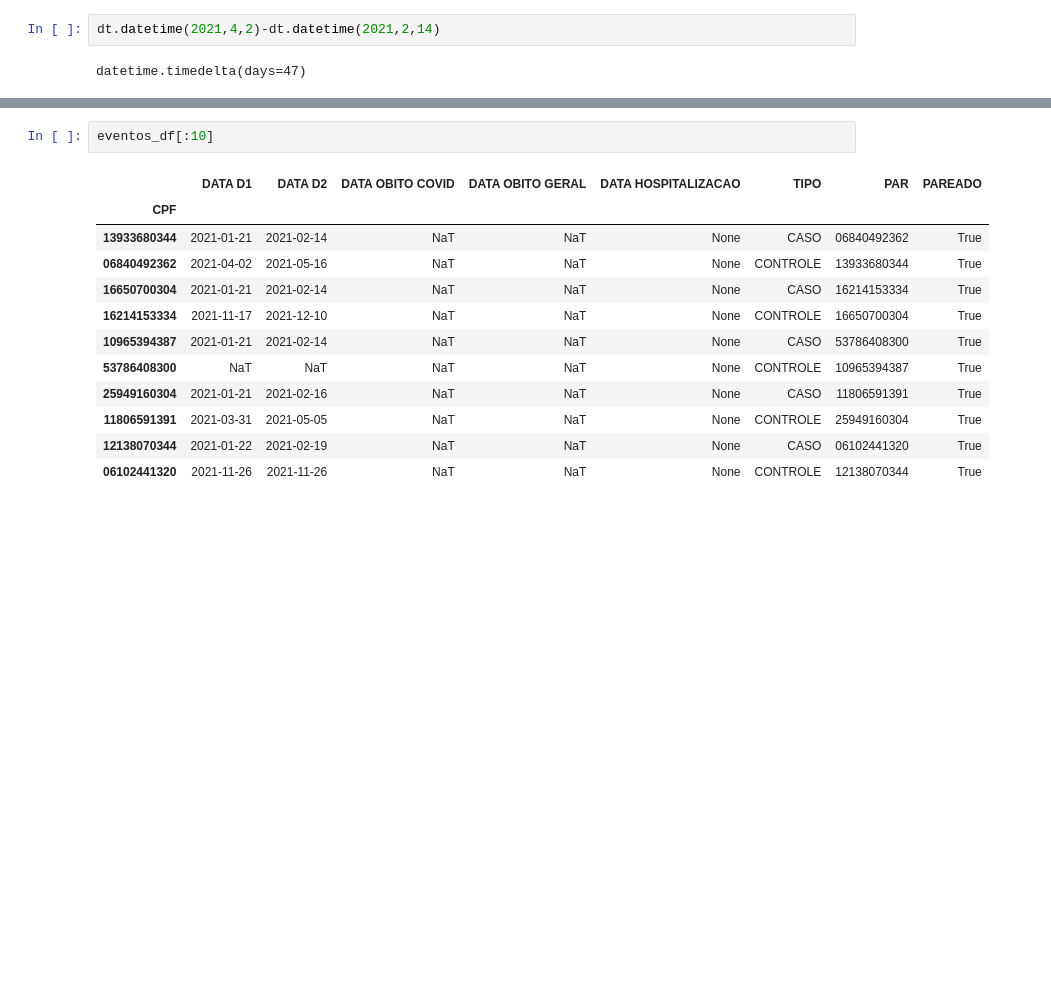
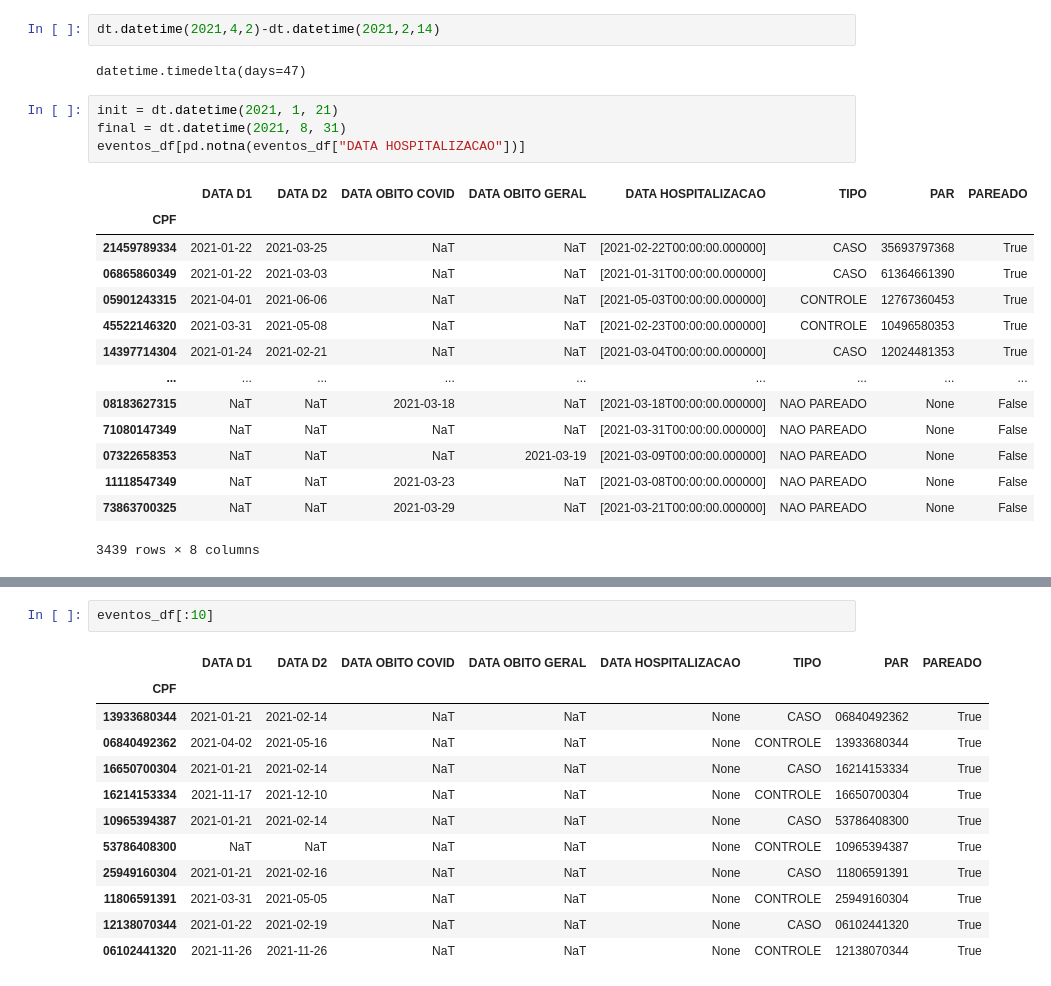
Before and after one commit to higorsmonteiro/vaccine-eff-fortaleza, a Jupyter notebook: notebooks/explore_matching.ipynb, the cells around one changed output, grey strips where cells are left out. Saved outputs shown, nothing was run; the diff lists cells and outputs as text; blank space fills up the shorter version.

```diff
--- a/notebooks/explore_matching.ipynb
+++ b/notebooks/explore_matching.ipynb
@@ -216,3 +227,22 @@ D2:  ([('D2 to D1_CONTROL', 47), ('D2 to COVID', nan), ('D2 to GERAL', nan), ('D
 dt.datetime(2021,4,2)-dt.datetime(2021,2,14)
 # %% [output]
 datetime.timedelta(days=47)
+# %%
+init = dt.datetime(2021, 1, 21)
+final = dt.datetime(2021, 8, 31)
+eventos_df[pd.notna(eventos_df["DATA HOSPITALIZACAO"])]
+# %% [output]
+|  | DATA D1 | DATA D2 | DATA OBITO COVID | DATA OBITO GERAL | DATA HOSPITALIZACAO | TIPO | PAR | PAREADO |
+| CPF |  |  |  |  |  |  |  |  |
+| 21459789334 | 2021-01-22 | 2021-03-25 | NaT | NaT | [2021-02-22T00:00:00.000000] | CASO | 35693797368 | True |
+| 06865860349 | 2021-01-22 | 2021-03-03 | NaT | NaT | [2021-01-31T00:00:00.000000] | CASO | 61364661390 | True |
+| 05901243315 | 2021-04-01 | 2021-06-06 | NaT | NaT | [2021-05-03T00:00:00.000000] | CONTROLE | 12767360453 | True |
+| 45522146320 | 2021-03-31 | 2021-05-08 | NaT | NaT | [2021-02-23T00:00:00.000000] | CONTROLE | 10496580353 | True |
+| 14397714304 | 2021-01-24 | 2021-02-21 | NaT | NaT | [2021-03-04T00:00:00.000000] | CASO | 12024481353 | True |
+| ... | ... | ... | ... | ... | ... | ... | ... | ... |
+| 08183627315 | NaT | NaT | 2021-03-18 | NaT | [2021-03-18T00:00:00.000000] | NAO PAREADO | None | False |
+| 71080147349 | NaT | NaT | NaT | NaT | [2021-03-31T00:00:00.000000] | NAO PAREADO | None | False |
+| 07322658353 | NaT | NaT | NaT | 2021-03-19 | [2021-03-09T00:00:00.000000] | NAO PAREADO | None | False |
+| 11118547349 | NaT | NaT | 2021-03-23 | NaT | [2021-03-08T00:00:00.000000] | NAO PAREADO | None | False |
+| 73863700325 | NaT | NaT | 2021-03-29 | NaT | [2021-03-21T00:00:00.000000] | NAO PAREADO | None | False |
+3439 rows × 8 columns
```
Also changed, not shown: parts of 10 cells of this notebook, 7 other files.
